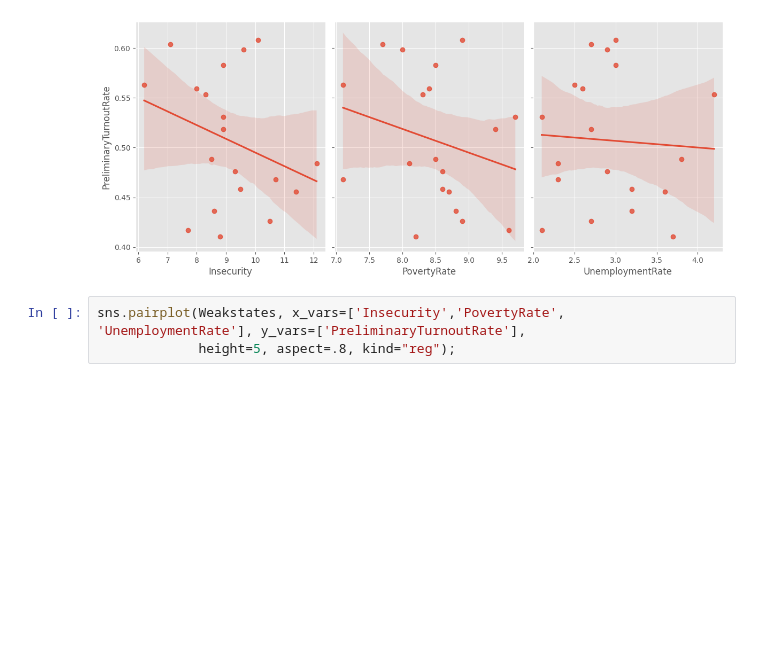
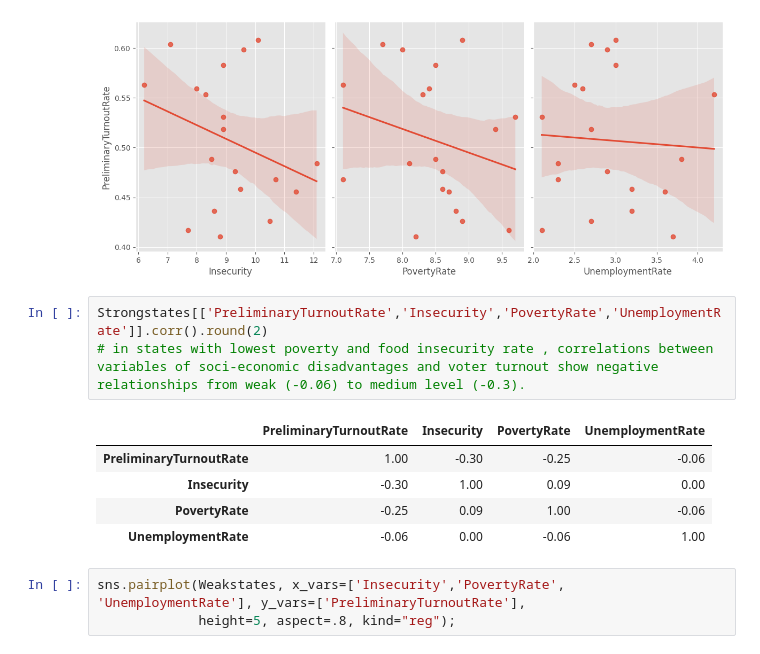
Before and after one commit to shimjide123/datman, a Jupyter notebook: Final_by_Yu Nong.ipynb, the cells around one changed output. Cells and saved outputs as stored; diff of their text form; blank space fills up the shorter version.

```diff
--- a/Final_by_Yu Nong.ipynb
+++ b/Final_by_Yu Nong.ipynb
@@ -1673,6 +1673,15 @@ sns.pairplot(Strongstates, x_vars=['Insecurity','PovertyRate', 'UnemploymentRate
              height=5, aspect=.8, kind="reg");
 # %% [output]
 [figure]
+# %%
+Strongstates[['PreliminaryTurnoutRate','Insecurity','PovertyRate','UnemploymentRate']].corr().round(2)
+# in states with lowest poverty and food insecurity rate , correlations between variables of soci-economic disadvantages and voter turnout show negative relationships from weak (-0.06) to medium level (-0.3).
+# %% [output]
+|  | PreliminaryTurnoutRate | Insecurity | PovertyRate | UnemploymentRate |
+| PreliminaryTurnoutRate | 1.00 | -0.30 | -0.25 | -0.06 |
+| Insecurity | -0.30 | 1.00 | 0.09 | 0.00 |
+| PovertyRate | -0.25 | 0.09 | 1.00 | -0.06 |
+| UnemploymentRate | -0.06 | 0.00 | -0.06 | 1.00 |
 # %%
 sns.pairplot(Weakstates, x_vars=['Insecurity','PovertyRate', 'UnemploymentRate'], y_vars=['PreliminaryTurnoutRate'],
              height=5, aspect=.8, kind="reg");
```
Also changed, not shown: parts of 3 cells of this notebook.
